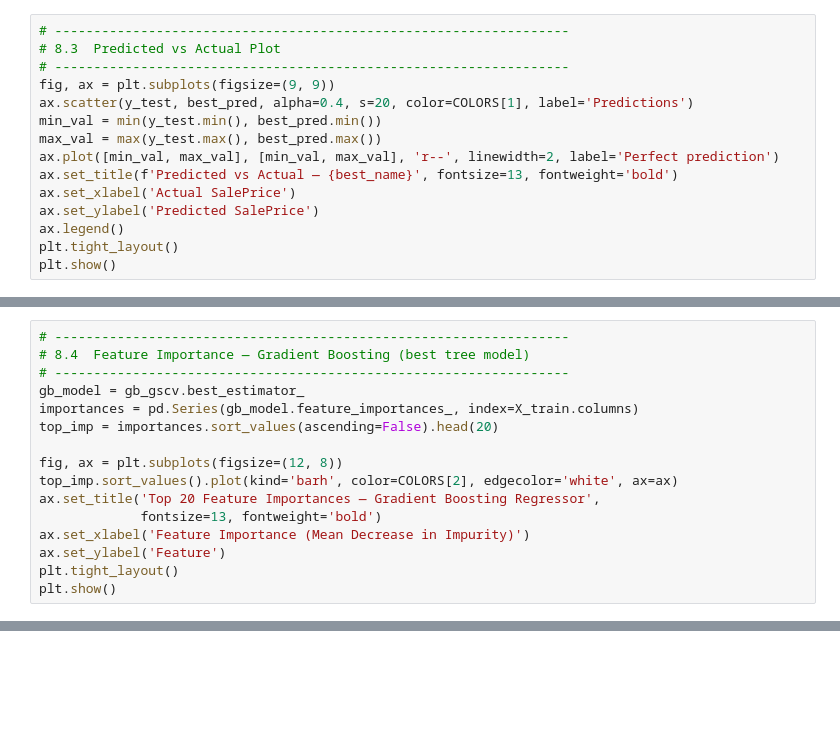
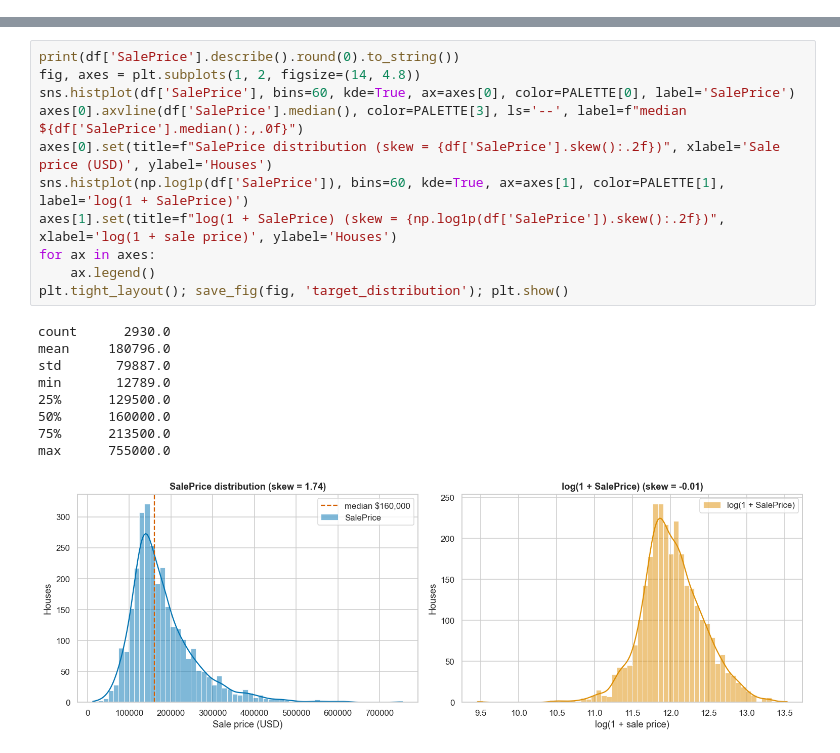
Before and after one commit to gauresh1036/ML_Capstone, a Jupyter notebook: notebooks/regression.ipynb, the cells around one changed output, grey strips where cells are left out. Cells and saved outputs as stored; diff of their text form; blank space fills up the shorter version.

Commit message:
refactor(regression): log-target pipeline, fix Paved Drive encoding, tune all 10 regressors with GridSearchCV
Co-Authored-By: Claude Opus 5.5 <noreply@anthropic.com>

```diff
--- a/notebooks/regression.ipynb
+++ b/notebooks/regression.ipynb
@@ -1132,15 +0,0 @@ plt.show()
-# %%
-# ------------------------------------------------------------------
-# 8.3  Predicted vs Actual Plot
-# ------------------------------------------------------------------
-fig, ax = plt.subplots(figsize=(9, 9))
-ax.scatter(y_test, best_pred, alpha=0.4, s=20, color=COLORS[1], label='Predictions')
-min_val = min(y_test.min(), best_pred.min())
-max_val = max(y_test.max(), best_pred.max())
-ax.plot([min_val, max_val], [min_val, max_val], 'r--', linewidth=2, label='Perfect prediction')
-ax.set_title(f'Predicted vs Actual — {best_name}', fontsize=13, fontweight='bold')
-ax.set_xlabel('Actual SalePrice')
-ax.set_ylabel('Predicted SalePrice')
-ax.legend()
-plt.tight_layout()
-plt.show()
@@ -1154,16 +0,0 @@ plt.show()
-# %%
-# ------------------------------------------------------------------
-# 8.4  Feature Importance — Gradient Boosting (best tree model)
-# ------------------------------------------------------------------
-gb_model = gb_gscv.best_estimator_
-importances = pd.Series(gb_model.feature_importances_, index=X_train.columns)
-top_imp = importances.sort_values(ascending=False).head(20)
-
-fig, ax = plt.subplots(figsize=(12, 8))
-top_imp.sort_values().plot(kind='barh', color=COLORS[2], edgecolor='white', ax=ax)
-ax.set_title('Top 20 Feature Importances — Gradient Boosting Regressor',
-             fontsize=13, fontweight='bold')
-ax.set_xlabel('Feature Importance (Mean Decrease in Impurity)')
-ax.set_ylabel('Feature')
-plt.tight_layout()
-plt.show()
@@ -1191,0 +151,21 @@ plt.show()
+# %%
+print(df['SalePrice'].describe().round(0).to_string())
+fig, axes = plt.subplots(1, 2, figsize=(14, 4.8))
+sns.histplot(df['SalePrice'], bins=60, kde=True, ax=axes[0], color=PALETTE[0], label='SalePrice')
+axes[0].axvline(df['SalePrice'].median(), color=PALETTE[3], ls='--', label=f"median ${df['SalePrice'].median():,.0f}")
+axes[0].set(title=f"SalePrice distribution (skew = {df['SalePrice'].skew():.2f})", xlabel='Sale price (USD)', ylabel='Houses')
+sns.histplot(np.log1p(df['SalePrice']), bins=60, kde=True, ax=axes[1], color=PALETTE[1], label='log(1 + SalePrice)')
+axes[1].set(title=f"log(1 + SalePrice) (skew = {np.log1p(df['SalePrice']).skew():.2f})", xlabel='log(1 + sale price)', ylabel='Houses')
+for ax in axes:
+    ax.legend()
+plt.tight_layout(); save_fig(fig, 'target_distribution'); plt.show()
+# %% [output]
+count      2930.0
+mean     180796.0
+std       79887.0
+min       12789.0
+25%      129500.0
+50%      160000.0
+75%      213500.0
+max      755000.0
+[figure, added]
```
Also changed, not shown: parts of 144 cells of this notebook, 25 other files.
